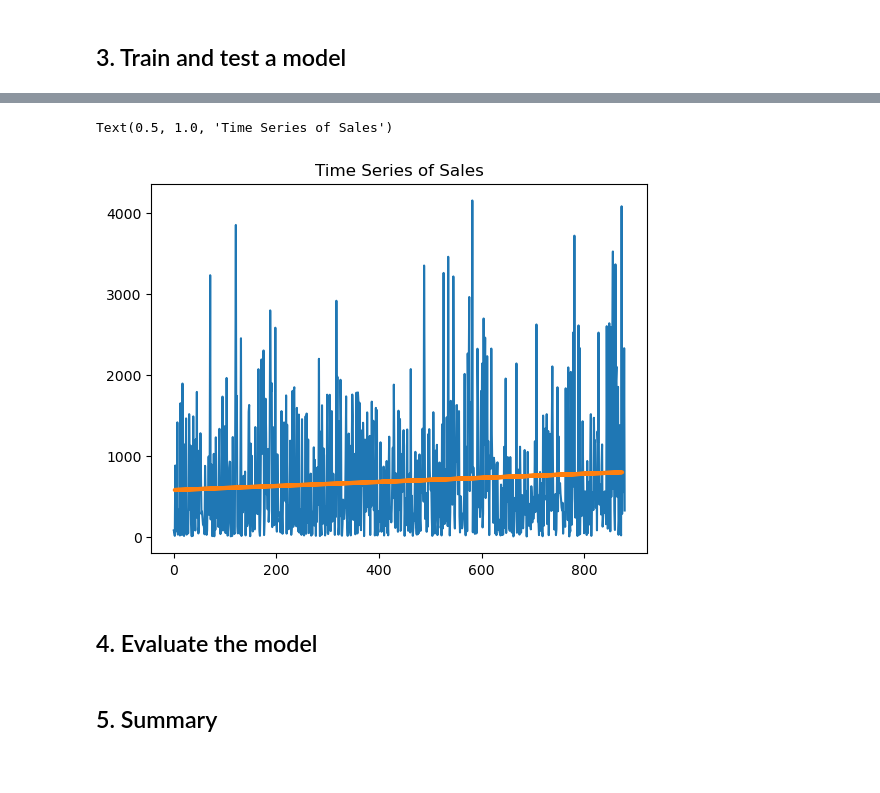
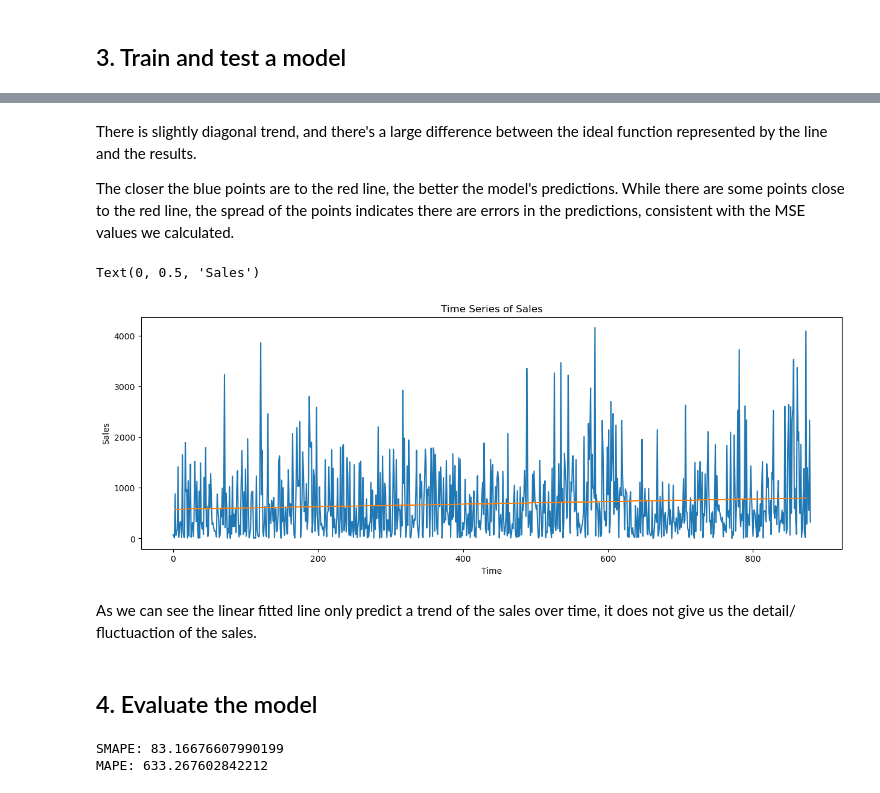
Before and after one commit to CandaceYMS/2024-Phase-2-data-science, a Jupyter notebook: data-science/2. Training and Evaluation/part2-submission.ipynb, the cells around one changed output, grey strips where cells are left out. Saved outputs shown, nothing was run; the diff lists cells and outputs as text; code cells hidden in the pictures; blank space fills up the shorter version.

```diff
--- a/data-science/2. Training and Evaluation/part2-submission.ipynb
+++ b/data-science/2. Training and Evaluation/part2-submission.ipynb
@@ -16,6 +32,7 @@ import matplotlib.pyplot as plt
 # Load and describe the dataset
 
 df = pd.read_csv("../0. Resources/datasets/X store sales/preprocessed_store_sales.csv", encoding='latin_1')
+df["Order Date"] = pd.to_datetime(df["Order Date"])
 df.head()
 # %% [output]
 |  | Order Date | Sales | Year | Month |
@@ -90,10 +148,19 @@ MSE: 395668.96102676133
+# %% [markdown]
+There is slightly diagonal trend, and there's a large difference between the ideal function represented by the line and the results.
+
+The closer the blue points are to the red line, the better the model's predictions. While there are some points close to the red line, the spread of the points indicates there are errors in the predictions, consistent with the MSE values we calculated.
 # %%
-y_pred = pd.Series(predictions, index=X_test.index)
-ax = y.plot()
-ax = y_pred.plot(ax=ax, linewidth=3)
+y_pred = pd.Series(predictions, index=y_test.index)
+
+ax = y.plot(figsize= (15, 5))
+ax = y_pred.plot(ax=ax, linewidth=1)
 ax.set_title('Time Series of Sales')
+ax.set_xlabel('Time')
+ax.set_ylabel('Sales')
 # %% [output]
-Text(0.5, 1.0, 'Time Series of Sales')
+Text(0, 0.5, 'Sales')
-[figure, old version]
+[figure, new version]
+# %% [markdown]
+As we can see the linear fitted line only predict a trend of the sales over time, it does not give us the detail/ fluctuaction of the sales.
 # %% [markdown]
 ## 4. Evaluate the model
@@ -102,2 +166,0 @@ Text(0.5, 1.0, 'Time Series of Sales')
-# %% [markdown]
-## 5. Summary
@@ -103,0 +180,10 @@ Text(0.5, 1.0, 'Time Series of Sales')
+# %%
+# Calculate SMAPE and MAPE
+smape = smape(y_test,predictions)
+print("SMAPE:", smape)
+
+mape_value = np.mean(np.abs((y_test - predictions) / y_test)) * 100
+print("MAPE:", mape_value )
+# %% [output]
+SMAPE: 83.16676607990199
+MAPE: 633.267602842212
```
Also changed, not shown: parts of 36 cells of this notebook, 3 other files.
